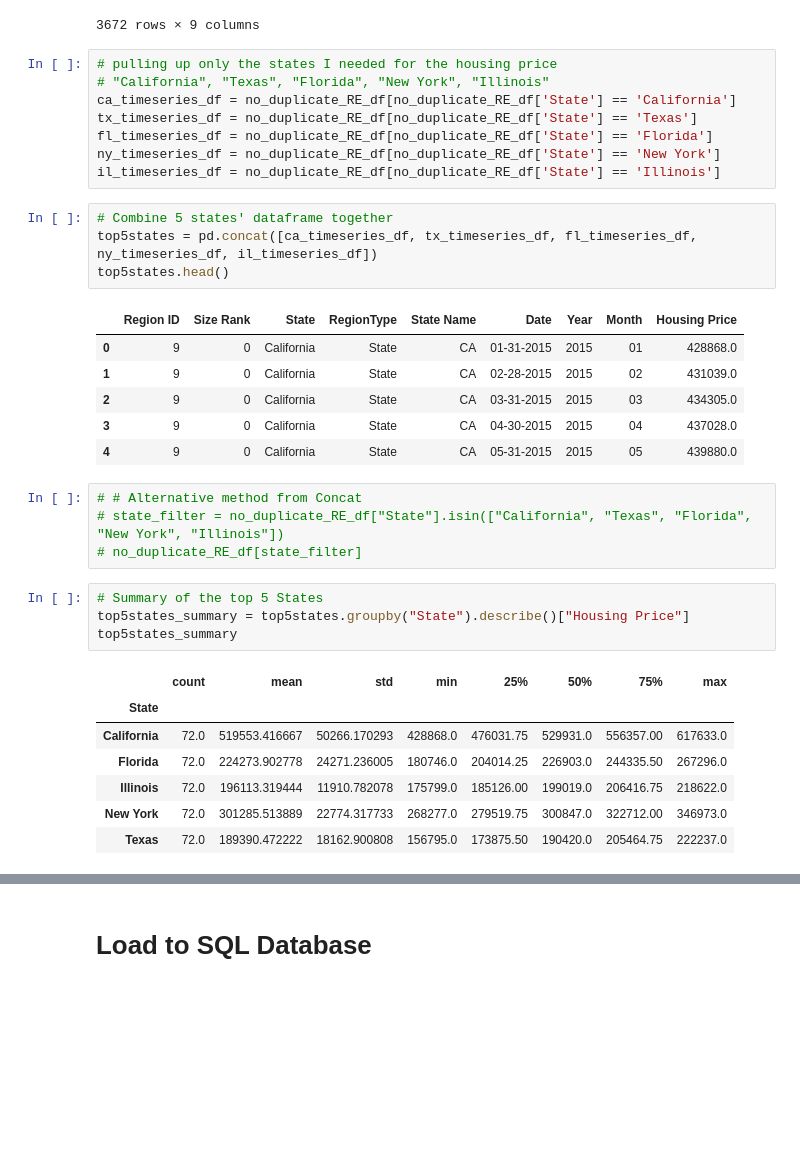
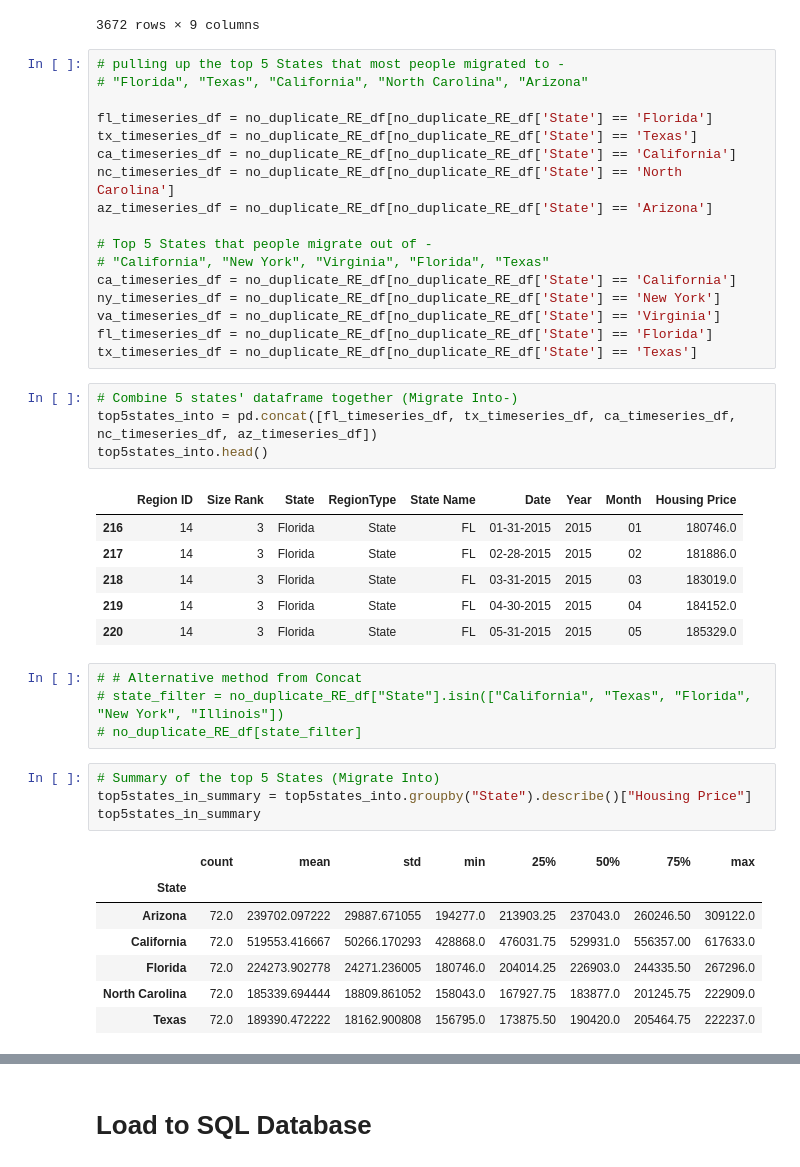
Before and after one commit to aliciasply/InterState-Migration, a Jupyter notebook: Code/Housing-Price-alicia.ipynb, the cells around one changed output, grey strips where cells are left out. Cells and saved outputs as stored; diff of their text form; blank space fills up the shorter version.

```diff
--- a/Code/Housing-Price-alicia.ipynb
+++ b/Code/Housing-Price-alicia.ipynb
@@ -102,38 +102,47 @@ no_duplicate_RE_df
 | 3670 | 62 | 50 | Wyoming | State | WY | 11-30-2020 | 2020 | 11 | 260035.0 |
 | 3671 | 62 | 50 | Wyoming | State | WY | 12-31-2020 | 2020 | 12 | 261262.0 |
 3672 rows × 9 columns
-# %%
-# pulling up only the states I needed for the housing price
-# "California", "Texas", "Florida", "New York", "Illinois"
-ca_timeseries_df = no_duplicate_RE_df[no_duplicate_RE_df['State'] == 'California']
-tx_timeseries_df = no_duplicate_RE_df[no_duplicate_RE_df['State'] == 'Texas']
-fl_timeseries_df = no_duplicate_RE_df[no_duplicate_RE_df['State'] == 'Florida']
-ny_timeseries_df = no_duplicate_RE_df[no_duplicate_RE_df['State'] == 'New York']
-il_timeseries_df = no_duplicate_RE_df[no_duplicate_RE_df['State'] == 'Illinois']
+# %%
+# pulling up the top 5 States that most people migrated to -
+# "Florida", "Texas", "California", "North Carolina", "Arizona"
+
+fl_timeseries_df = no_duplicate_RE_df[no_duplicate_RE_df['State'] == 'Florida']
+tx_timeseries_df = no_duplicate_RE_df[no_duplicate_RE_df['State'] == 'Texas']
+ca_timeseries_df = no_duplicate_RE_df[no_duplicate_RE_df['State'] == 'California']
+nc_timeseries_df = no_duplicate_RE_df[no_duplicate_RE_df['State'] == 'North Carolina']
+az_timeseries_df = no_duplicate_RE_df[no_duplicate_RE_df['State'] == 'Arizona']
+
+# Top 5 States that people migrate out of -
+# "California", "New York", "Virginia", "Florida", "Texas"
+ca_timeseries_df = no_duplicate_RE_df[no_duplicate_RE_df['State'] == 'California']
+ny_timeseries_df = no_duplicate_RE_df[no_duplicate_RE_df['State'] == 'New York']
+va_timeseries_df = no_duplicate_RE_df[no_duplicate_RE_df['State'] == 'Virginia']
+fl_timeseries_df = no_duplicate_RE_df[no_duplicate_RE_df['State'] == 'Florida']
+tx_timeseries_df = no_duplicate_RE_df[no_duplicate_RE_df['State'] == 'Texas']
 # %%
-# Combine 5 states' dataframe together
-top5states = pd.concat([ca_timeseries_df, tx_timeseries_df, fl_timeseries_df, ny_timeseries_df, il_timeseries_df])
-top5states.head()
+# Combine 5 states' dataframe together (Migrate Into-)
+top5states_into = pd.concat([fl_timeseries_df, tx_timeseries_df, ca_timeseries_df, nc_timeseries_df, az_timeseries_df])
+top5states_into.head()
 # %% [output]
 |  | Region ID | Size Rank | State | RegionType | State Name | Date | Year | Month | Housing Price |
-| 0 | 9 | 0 | California | State | CA | 01-31-2015 | 2015 | 01 | 428868.0 |
-| 1 | 9 | 0 | California | State | CA | 02-28-2015 | 2015 | 02 | 431039.0 |
-| 2 | 9 | 0 | California | State | CA | 03-31-2015 | 2015 | 03 | 434305.0 |
-| 3 | 9 | 0 | California | State | CA | 04-30-2015 | 2015 | 04 | 437028.0 |
-| 4 | 9 | 0 | California | State | CA | 05-31-2015 | 2015 | 05 | 439880.0 |
+| 216 | 14 | 3 | Florida | State | FL | 01-31-2015 | 2015 | 01 | 180746.0 |
+| 217 | 14 | 3 | Florida | State | FL | 02-28-2015 | 2015 | 02 | 181886.0 |
+| 218 | 14 | 3 | Florida | State | FL | 03-31-2015 | 2015 | 03 | 183019.0 |
+| 219 | 14 | 3 | Florida | State | FL | 04-30-2015 | 2015 | 04 | 184152.0 |
+| 220 | 14 | 3 | Florida | State | FL | 05-31-2015 | 2015 | 05 | 185329.0 |
 # %%
 # # Alternative method from Concat
 # state_filter = no_duplicate_RE_df["State"].isin(["California", "Texas", "Florida", "New York", "Illinois"])
 # no_duplicate_RE_df[state_filter]
 # %%
-# Summary of the top 5 States
-top5states_summary = top5states.groupby("State").describe()["Housing Price"]
-top5states_summary
+# Summary of the top 5 States (Migrate Into)
+top5states_in_summary = top5states_into.groupby("State").describe()["Housing Price"]
+top5states_in_summary
 # %% [output]
 |  | count | mean | std | min | 25% | 50% | 75% | max |
 | State |  |  |  |  |  |  |  |  |
+| Arizona | 72.0 | 239702.097222 | 29887.671055 | 194277.0 | 213903.25 | 237043.0 | 260246.50 | 309122.0 |
 | California | 72.0 | 519553.416667 | 50266.170293 | 428868.0 | 476031.75 | 529931.0 | 556357.00 | 617633.0 |
 | Florida | 72.0 | 224273.902778 | 24271.236005 | 180746.0 | 204014.25 | 226903.0 | 244335.50 | 267296.0 |
-| Illinois | 72.0 | 196113.319444 | 11910.782078 | 175799.0 | 185126.00 | 199019.0 | 206416.75 | 218622.0 |
-| New York | 72.0 | 301285.513889 | 22774.317733 | 268277.0 | 279519.75 | 300847.0 | 322712.00 | 346973.0 |
+| North Carolina | 72.0 | 185339.694444 | 18809.861052 | 158043.0 | 167927.75 | 183877.0 | 201245.75 | 222909.0 |
 | Texas | 72.0 | 189390.472222 | 18162.900808 | 156795.0 | 173875.50 | 190420.0 | 205464.75 | 222237.0 |
```
Also changed, not shown: parts of 21 cells of this notebook, 9 other files.
